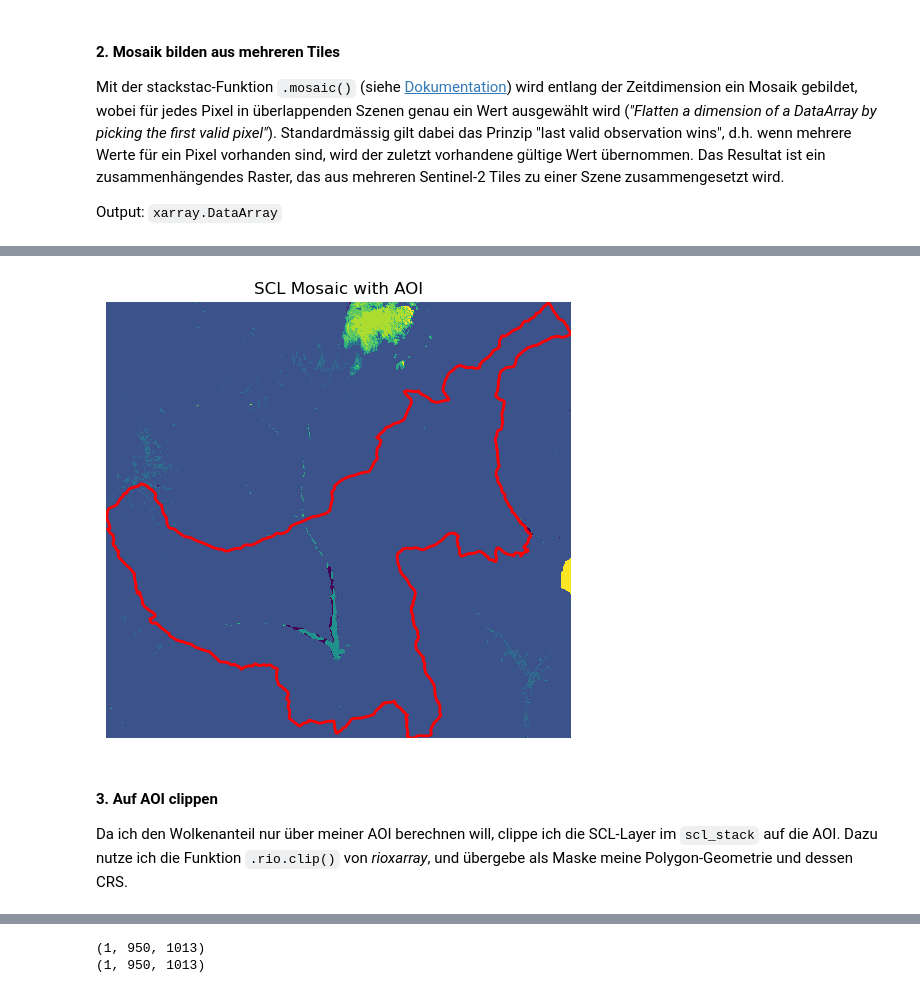
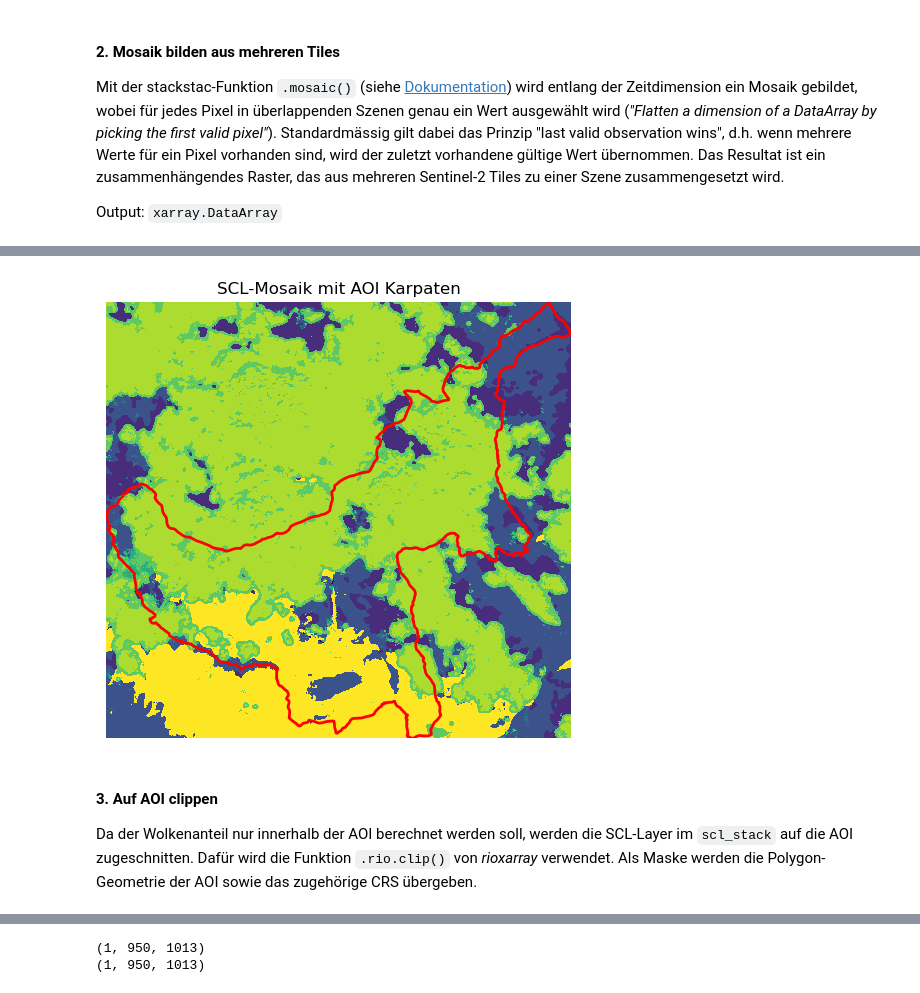
Before and after one commit to riedevik/PWRG2, a Jupyter notebook: 2_STAC_Suche_bis_Composites.ipynb, the cells around one changed output, grey strips where cells are left out. Cells and saved outputs as stored; diff of their text form; code cells hidden in the pictures.

```diff
--- a/2_STAC_Suche_bis_Composites.ipynb
+++ b/2_STAC_Suche_bis_Composites.ipynb
@@ -107,4 +219,5 @@ Siehe auch [Reading Data from the STAC API](https://github.com/microsoft/Planeta
 
 **Die Funktionen werden jeweils mit einem Testjahr überprüft.**
 # %%
-year_test = 2022
+year_test = years[1]
+year_test
@@ -637,7 +701,7 @@ EPSG:32635
 # %% [markdown]
 ### Testjahr & Testszene definieren
 # %%
-year_test = 2021
+year_test = years[2]
 scenes_test = [s for s in selected_scenes if s["year"] == year_test]
 # %%
 len(scenes_test)
@@ -646,5 +727,4 @@ len(scenes_test)
 # %%
 # Szene zum Testen meiner Funktion
-
-scene = scenes_test[0]
+scene_test = scenes_test[0]
 # %%
@@ -686,7 +766,7 @@ def load_scl_stack(items, bounds, epsg):
 # Überprüfen mit einer Szene
 
 stack = load_scl_stack(
-    scene["items"],
+    scene_test["items"],
     bounds,
     epsg
 )
@@ -748,36 +828,34 @@ Coordinates: (12/19)
     resolution:  20
 # %%
 # Überprüfen mittels Plot
-
-import matplotlib.pyplot as plt
 
 # Plot des SCL-Layers erstellen
 fig, ax = plt.subplots(figsize=(6, 6))
 
 mosaic.plot(
     ax=ax,
     add_colorbar=False   # keine Farblegende
 )
 
 # AOI-Polygon darüberlegen
 aoi_utm.plot(
     ax = ax,
     facecolor = "none",
     edgecolor = "red",
     linewidth = 2
 )
 
-plt.title("SCL Mosaic with AOI")
+plt.title(f"SCL-Mosaik mit AOI {aoi_name}")
 
 # Achsen ausblenden für saubere Darstellung
 ax.set_axis_off()
 
 plt.show()
 # %% [output]
-[figure, old version]
+[figure, new version]
 # %% [markdown]
 #### 3. Auf AOI clippen
-Da ich den Wolkenanteil nur über meiner AOI berechnen will, clippe ich die SCL-Layer im `scl_stack` auf die AOI. Dazu nutze ich die Funktion `.rio.clip()` von *rioxarray*, und übergebe als Maske meine Polygon-Geometrie und dessen CRS.
+Da der Wolkenanteil nur innerhalb der AOI berechnet werden soll, werden die SCL-Layer im `scl_stack` auf die AOI zugeschnitten. Dafür wird die Funktion `.rio.clip()` von *rioxarray* verwendet. Als Maske werden die Polygon-Geometrie der AOI sowie das zugehörige CRS übergeben.
 # %%
 def clip_to_aoi(scl_mosaic, aoi_utm):
 
```
Also changed, not shown: parts of 133 cells of this notebook, 30 other files.
